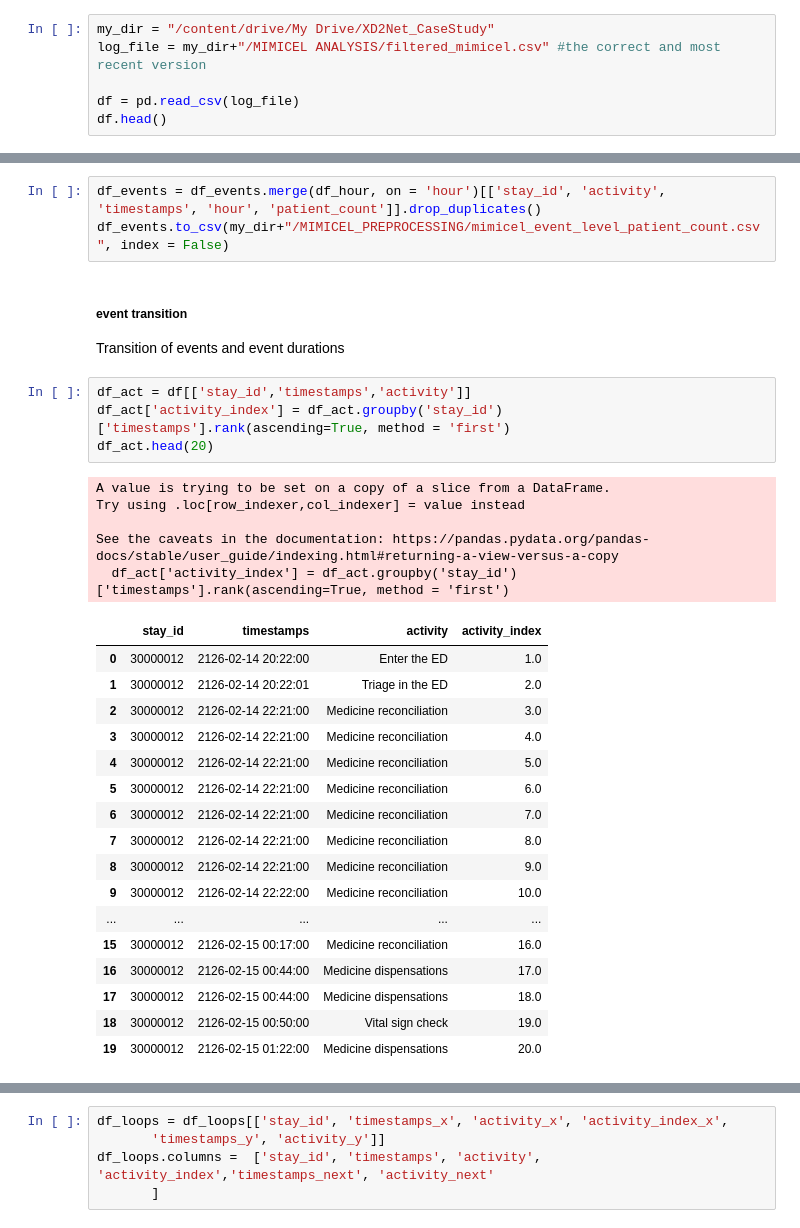
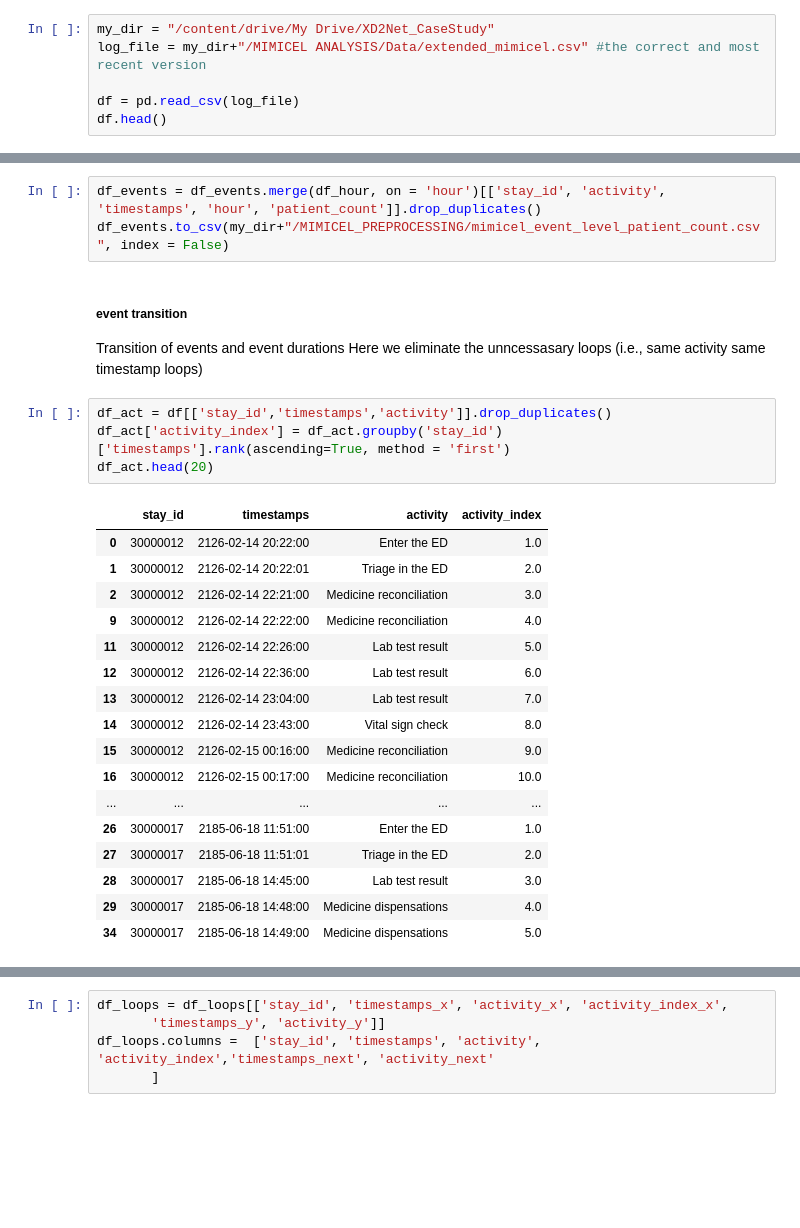
Before and after one commit to bemali/PredEx-ED-MIMICEL, a Jupyter notebook: MIMICEL Preprocessing.ipynb, the cells around one changed output, grey strips where cells are left out. Saved outputs shown, nothing was run; the diff lists cells and outputs as text; blank space fills up the shorter version.

```diff
--- a/MIMICEL Preprocessing.ipynb
+++ b/MIMICEL Preprocessing.ipynb
@@ -17,7 +17,7 @@ sys.path.insert(0,'/content/drive/My Drive/XD2Net_CaseStudy') # change folder na
 Mounted at /content/drive
 # %%
 my_dir = "/content/drive/My Drive/XD2Net_CaseStudy"
-log_file = my_dir+"/MIMICEL ANALYSIS/filtered_mimicel.csv" #the correct and most recent version
+log_file = my_dir+"/MIMICEL ANALYSIS/Data/extended_mimicel.csv" #the correct and most recent version
 
 df = pd.read_csv(log_file)
 df.head()
@@ -549,33 +438,29 @@ df_events.to_csv(my_dir+"/MIMICEL_PREPROCESSING/mimicel_event_level_patient_coun
 ##### event transition
 
 Transition of events and event durations
+Here we eliminate the unncessasary loops (i.e., same activity same timestamp loops)
 # %%
-df_act = df[['stay_id','timestamps','activity']]
+df_act = df[['stay_id','timestamps','activity']].drop_duplicates()
 df_act['activity_index'] = df_act.groupby('stay_id')['timestamps'].rank(ascending=True, method = 'first')
 df_act.head(20)
 # %% [output]
-A value is trying to be set on a copy of a slice from a DataFrame.
-Try using .loc[row_indexer,col_indexer] = value instead
-
-See the caveats in the documentation: https://pandas.pydata.org/pandas-docs/stable/user_guide/indexing.html#returning-a-view-versus-a-copy
-  df_act['activity_index'] = df_act.groupby('stay_id')['timestamps'].rank(ascending=True, method = 'first')
 |  | stay_id | timestamps | activity | activity_index |
 | 0 | 30000012 | 2126-02-14 20:22:00 | Enter the ED | 1.0 |
 | 1 | 30000012 | 2126-02-14 20:22:01 | Triage in the ED | 2.0 |
 | 2 | 30000012 | 2126-02-14 22:21:00 | Medicine reconciliation | 3.0 |
-| 3 | 30000012 | 2126-02-14 22:21:00 | Medicine reconciliation | 4.0 |
-| 4 | 30000012 | 2126-02-14 22:21:00 | Medicine reconciliation | 5.0 |
-| 5 | 30000012 | 2126-02-14 22:21:00 | Medicine reconciliation | 6.0 |
-| 6 | 30000012 | 2126-02-14 22:21:00 | Medicine reconciliation | 7.0 |
-| 7 | 30000012 | 2126-02-14 22:21:00 | Medicine reconciliation | 8.0 |
-| 8 | 30000012 | 2126-02-14 22:21:00 | Medicine reconciliation | 9.0 |
-| 9 | 30000012 | 2126-02-14 22:22:00 | Medicine reconciliation | 10.0 |
+| 9 | 30000012 | 2126-02-14 22:22:00 | Medicine reconciliation | 4.0 |
+| 11 | 30000012 | 2126-02-14 22:26:00 | Lab test result | 5.0 |
+| 12 | 30000012 | 2126-02-14 22:36:00 | Lab test result | 6.0 |
+| 13 | 30000012 | 2126-02-14 23:04:00 | Lab test result | 7.0 |
+| 14 | 30000012 | 2126-02-14 23:43:00 | Vital sign check | 8.0 |
+| 15 | 30000012 | 2126-02-15 00:16:00 | Medicine reconciliation | 9.0 |
+| 16 | 30000012 | 2126-02-15 00:17:00 | Medicine reconciliation | 10.0 |
 | ... | ... | ... | ... | ... |
-| 15 | 30000012 | 2126-02-15 00:17:00 | Medicine reconciliation | 16.0 |
-| 16 | 30000012 | 2126-02-15 00:44:00 | Medicine dispensations | 17.0 |
-| 17 | 30000012 | 2126-02-15 00:44:00 | Medicine dispensations | 18.0 |
-| 18 | 30000012 | 2126-02-15 00:50:00 | Vital sign check | 19.0 |
-| 19 | 30000012 | 2126-02-15 01:22:00 | Medicine dispensations | 20.0 |
+| 26 | 30000017 | 2185-06-18 11:51:00 | Enter the ED | 1.0 |
+| 27 | 30000017 | 2185-06-18 11:51:01 | Triage in the ED | 2.0 |
+| 28 | 30000017 | 2185-06-18 14:45:00 | Lab test result | 3.0 |
+| 29 | 30000017 | 2185-06-18 14:48:00 | Medicine dispensations | 4.0 |
+| 34 | 30000017 | 2185-06-18 14:49:00 | Medicine dispensations | 5.0 |
 # %%
 df_act['activity_index_next'] = df_act['activity_index']-1
 df_loops = df_act.merge(df_act, left_on = ['stay_id','activity_index'],right_on =  ['stay_id','activity_index_next'], how = 'left')
```
Also changed, not shown: parts of 52 cells of this notebook, 1 other file.
